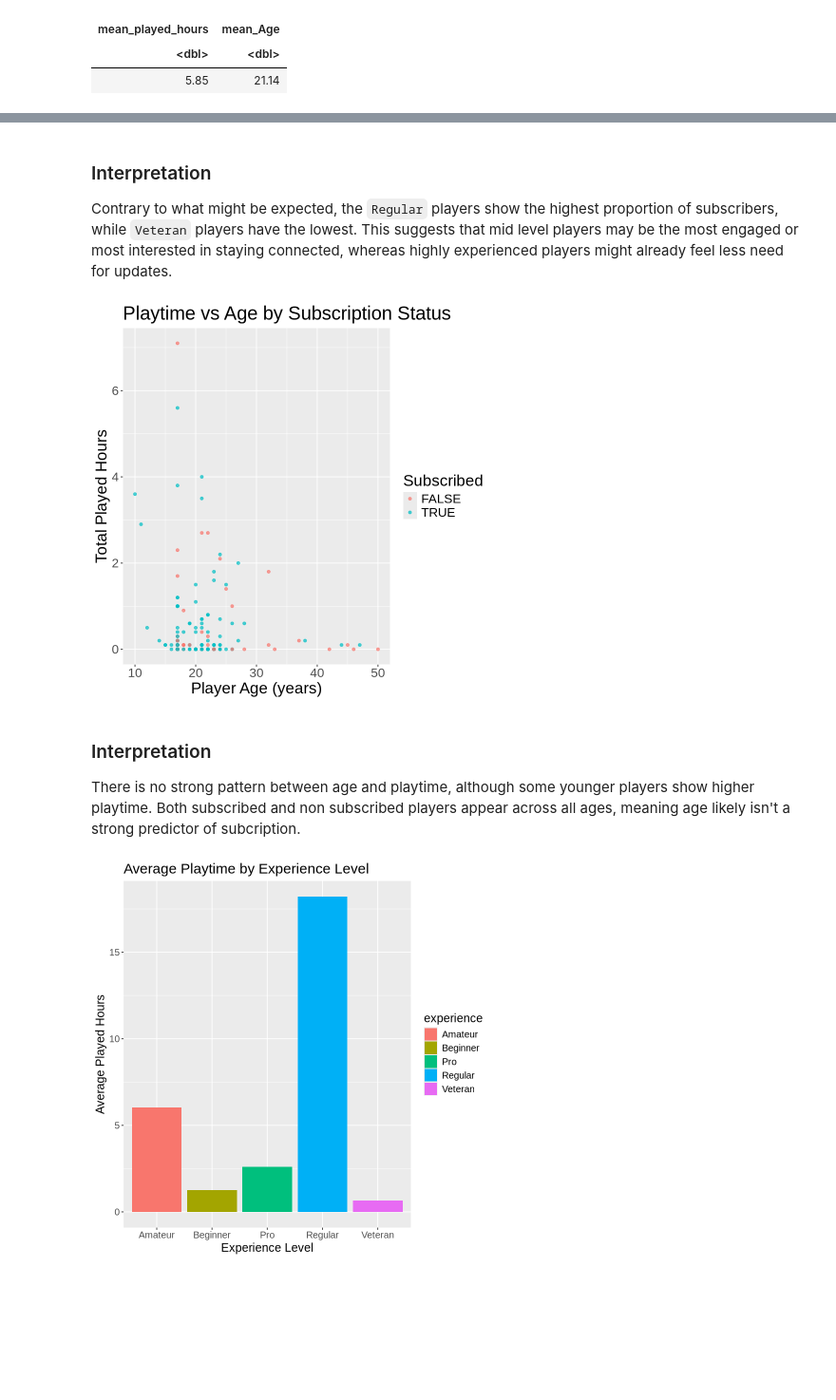
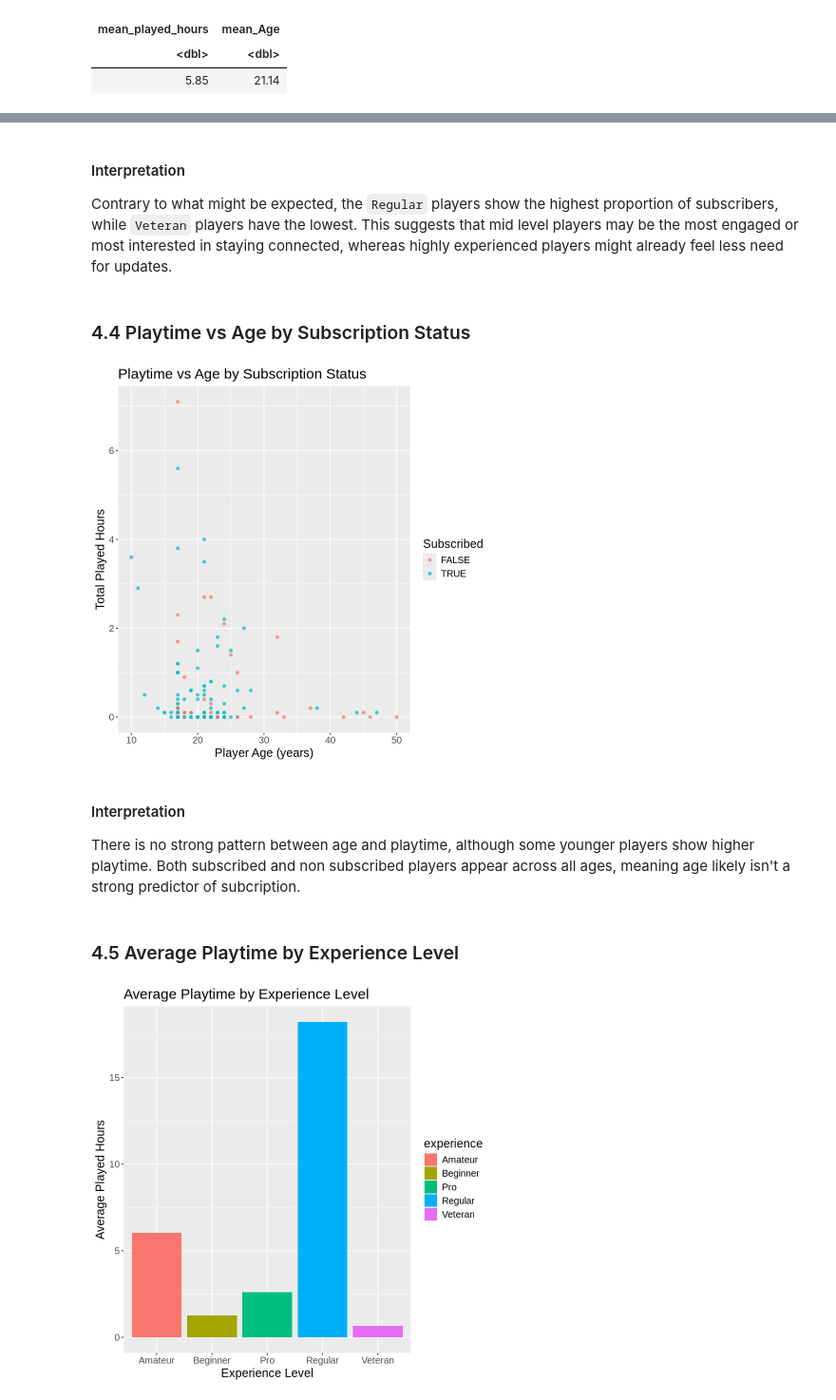
Before and after one commit to emily2628/Dsci-100---Individual-Plan, a Jupyter notebook: Individual Plan.ipynb, the cells around one changed output, grey strips where cells are left out. Shown at 95% size. Saved outputs shown, nothing was run; the diff lists cells and outputs as text; code cells hidden in the pictures; blank space fills up the shorter version.

```diff
--- a/Individual Plan.ipynb
+++ b/Individual Plan.ipynb
@@ -230,25 +246,29 @@ ggplot(players, aes(x = experience, fill = subscribe)) +
 # %% [markdown]
-### Interpretation
+#### Interpretation
 Contrary to what might be expected, the `Regular` players show the highest proportion of subscribers, while `Veteran` players have the lowest. This suggests that mid level players may be the most engaged or most interested in staying connected, whereas highly experienced players might already feel less need for updates.
+# %% [markdown]
+### 4.4 Playtime vs Age by Subscription Status
 # %%
 # playtime vs age
 
 players |>
     filter(played_hours <= 10 & Age <= 50) |>
     ggplot(aes(x = Age, y = played_hours, colour = subscribe)) +
     geom_point(alpha = 0.7) +
     labs(
         title = "Playtime vs Age by Subscription Status",
         x = "Player Age (years)",
         y = "Total Played Hours",
         colour = "Subscribed"
     ) +
-    theme(text = element_text(size = 20))
+    theme(text = element_text(size = 15))
 # %% [output]
-[figure, old version]
+[figure, new version]
 # %% [markdown]
-### Interpretation
+#### Interpretation
 There is no strong pattern between age and playtime, although some younger players show higher playtime. Both subscribed and non subscribed players appear across all ages, meaning age likely isn't a strong predictor of subcription.
+# %% [markdown]
+### 4.5 Average Playtime by Experience Level
 # %%
 # average playtime by experience
 
```
Also changed, not shown: parts of 16 cells of this notebook.
